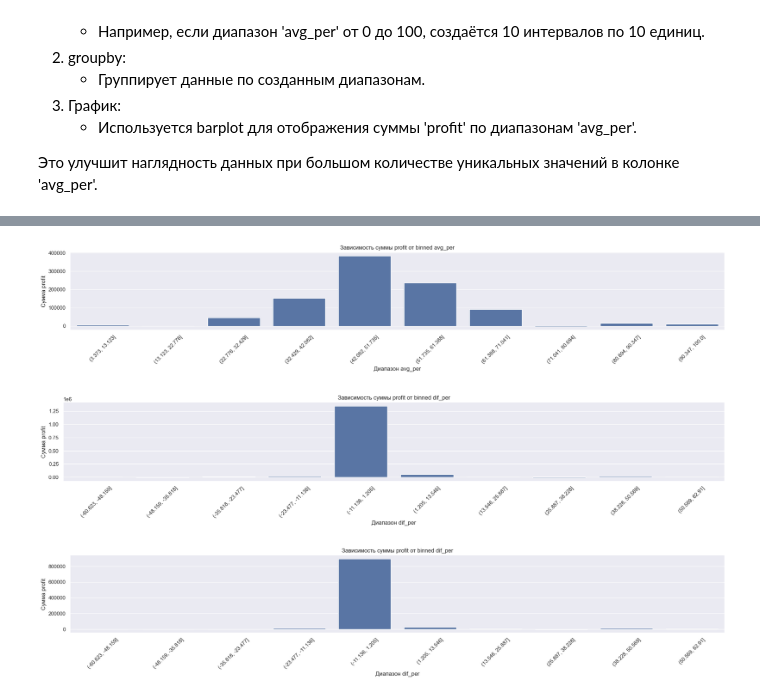
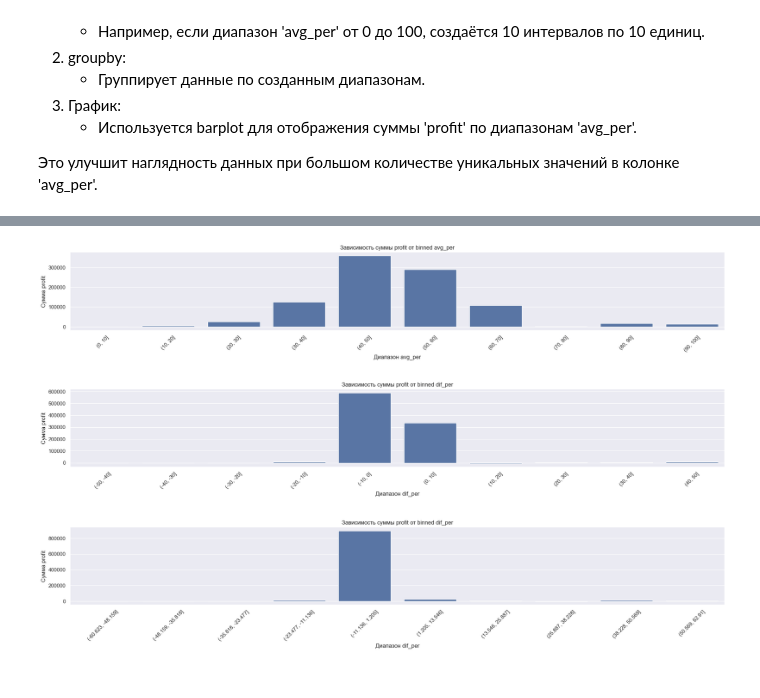
Before and after one commit to Alkor135/pj4_volatile_day_volumes, a Jupyter notebook: trade_simulate.ipynb, the cells around one changed output, grey strips where cells are left out. Saved outputs shown, nothing was run; the diff lists cells and outputs as text; code cells hidden in the pictures.

```diff
--- a/trade_simulate.ipynb
+++ b/trade_simulate.ipynb
@@ -464,21 +481,55 @@ plt.show()
 # %%
-# Создаем биннинг для 'avg_per'
-bins = pd.cut(df_2000['avg_per'], bins=10)  # Разделяем 'avg_per' на 10 групп
+# # Создаем биннинг для 'avg_per'
+# bins = pd.cut(df_2000['avg_per'], bins=10)  # Разделяем 'avg_per' на 10 групп
+# grouped_data = df_2000.groupby(bins)['profit'].sum().reset_index()
+
+# # Строим график зависимости
+# sns.barplot(x=grouped_data['avg_per'].astype(str), y=grouped_data['profit'])
+# plt.xticks(rotation=45)  # Поворачиваем подписи оси X для читаемости
+# plt.title('Зависимость суммы profit от binned avg_per')
+# plt.xlabel('Диапазон avg_per')
+# plt.ylabel('Сумма profit')
+# plt.show()
+
+# Создаем список границ бинов от 0 до 100 с шагом 10
+custom_bins = list(range(0, 101, 10))
+
+# Создаем биннинг для 'avg_per' с пользовательскими диапазонами
+bins = pd.cut(df_2000['avg_per'], bins=custom_bins)
+
+# Группируем данные и суммируем 'profit'
 grouped_data = df_2000.groupby(bins)['profit'].sum().reset_index()
 
 # Строим график зависимости
 sns.barplot(x=grouped_data['avg_per'].astype(str), y=grouped_data['profit'])
 plt.xticks(rotation=45)  # Поворачиваем подписи оси X для читаемости
 plt.title('Зависимость суммы profit от binned avg_per')
 plt.xlabel('Диапазон avg_per')
 plt.ylabel('Сумма profit')
 plt.show()
 # %% [output]
-[figure, old version]
+[figure, new version]
 # %%
-# Создаем биннинг для 'dif_per'
-bins = pd.cut(df['dif_per'], bins=10)  # Разделяем 'dif_per' на 10 групп
-grouped_data = df.groupby(bins)['profit'].sum().reset_index()
+# # Создаем биннинг для 'dif_per'
+# bins = pd.cut(df['dif_per'], bins=10)  # Разделяем 'dif_per' на 10 групп
+# grouped_data = df.groupby(bins)['profit'].sum().reset_index()
+
+# # Строим график зависимости
+# sns.barplot(x=grouped_data['dif_per'].astype(str), y=grouped_data['profit'])
+# plt.xticks(rotation=45)  # Поворачиваем подписи оси X для читаемости
+# plt.title('Зависимость суммы profit от binned dif_per')
+# plt.xlabel('Диапазон dif_per')
+# plt.ylabel('Сумма profit')
+# plt.show()
+
+# Создаем список границ бинов от 0 до 100 с шагом 10
+custom_bins = list(range(-50, 51, 10))
+
+# Создаем биннинг для 'dif_per' с пользовательскими диапазонами
+bins = pd.cut(df['dif_per'], bins=custom_bins)
+
+# Группируем данные и суммируем 'profit'
+grouped_data = df_2000.groupby(bins)['profit'].sum().reset_index()
 
 # Строим график зависимости
 sns.barplot(x=grouped_data['dif_per'].astype(str), y=grouped_data['profit'])
@@ -488,7 +539,7 @@ plt.xlabel('Диапазон dif_per')
 plt.ylabel('Сумма profit')
 plt.show()
 # %% [output]
-[figure, old version]
+[figure, new version]
 # %%
 # Создаем биннинг для 'dif_per'
 bins = pd.cut(df_2000['dif_per'], bins=10)  # Разделяем 'dif_per' на 10 групп
```
Also changed, not shown: parts of 1 cell of this notebook, 3 other files.
